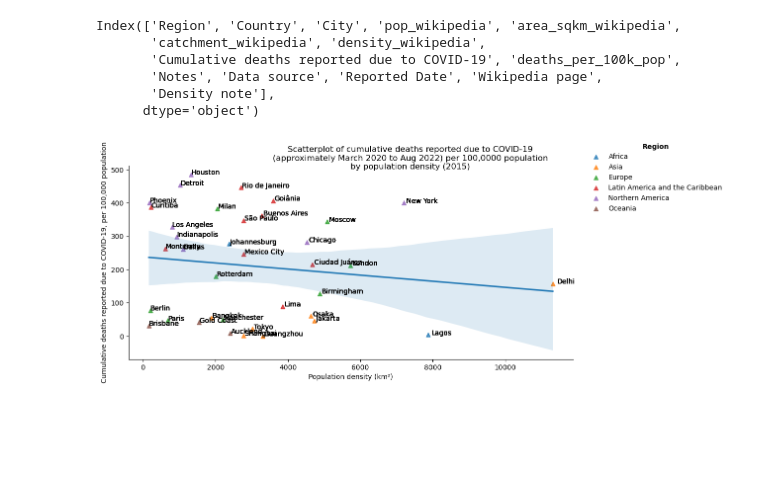
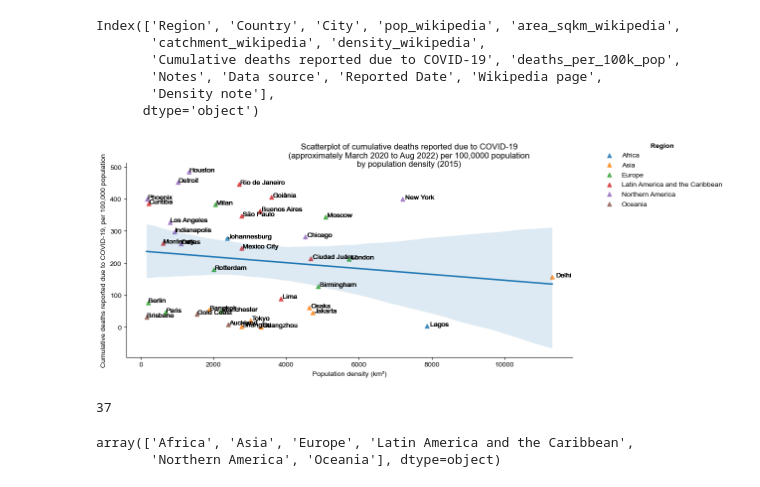
Before and after one commit to carlhiggs/urban_density_covid_linkage, a Jupyter notebook: Covid mortality and population density using Wikipedia sourced statistics to match mortality catchments.ipynb, the cells around one changed output. Saved outputs shown, nothing was run; the diff lists cells and outputs as text; code cells hidden in the pictures; blank space fills up the shorter version.

```diff
--- a/Covid mortality and population density using Wikipedia sourced statistics to match mortality catchments.ipynb
+++ b/Covid mortality and population density using Wikipedia sourced statistics to match mortality catchments.ipynb
@@ -50,26 +50,27 @@ Index(['Region', 'Country', 'City', 'pop_wikipedia', 'area_sqkm_wikipedia',
 # %%
 markers=['^']*6
 g = sns.lmplot(x="density_wikipedia",
                y='deaths_per_100k_pop',
                hue="Region",
                data=df,
                aspect=2,
                legend=True,
                fit_reg=False,
                logx=True,
                ci=95,
               truncate=True,
               markers=markers)
 sns.regplot(x="density_wikipedia",
             y='deaths_per_100k_pop',
             data=df,
             scatter=False,
             ax=g.axes[0, 0])
 g.map_dataframe(annotate_points,'density_wikipedia','deaths_per_100k_pop','City',df=df.copy())
 g.fig.subplots_adjust(top=0.9) # adjust the Figure in rp
 g.fig.suptitle('Scatterplot of cumulative deaths reported due to COVID-19\n(approximately March 2020 to Aug 2022) per 100,0000 population\nby population density (2015)')
 g.set_axis_labels("Population density (km²)", 'Cumulative deaths reported due to COVID-19, per 100,000 population')
 g.legend.set_title('Region',prop={'weight':'bold'})
 sns.move_legend(g, "upper right")
+sns.set_theme(style='white')
 # %% [output]
-[figure, old version]
+[figure, new version]
@@ -75,0 +79,9 @@ sns.move_legend(g, "upper right")
+# %%
+len(df)
+# %% [output]
+37
+# %%
+df['Region'].unique()
+# %% [output]
+array(['Africa', 'Asia', 'Europe', 'Latin America and the Caribbean',
+       'Northern America', 'Oceania'], dtype=object)
```
Also changed, not shown: parts of 1 cell of this notebook.
